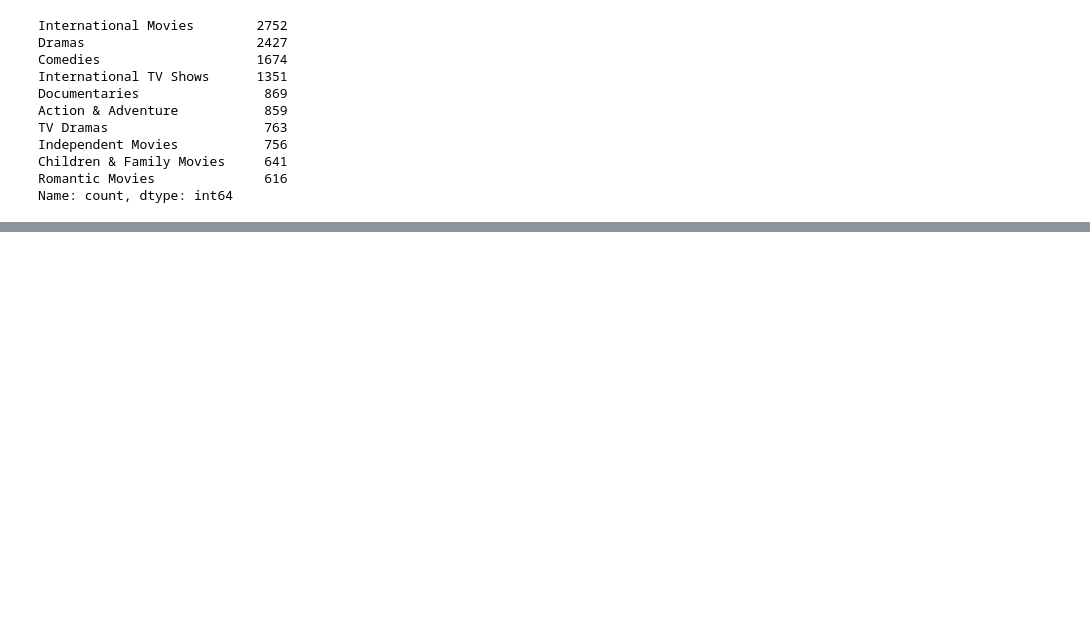
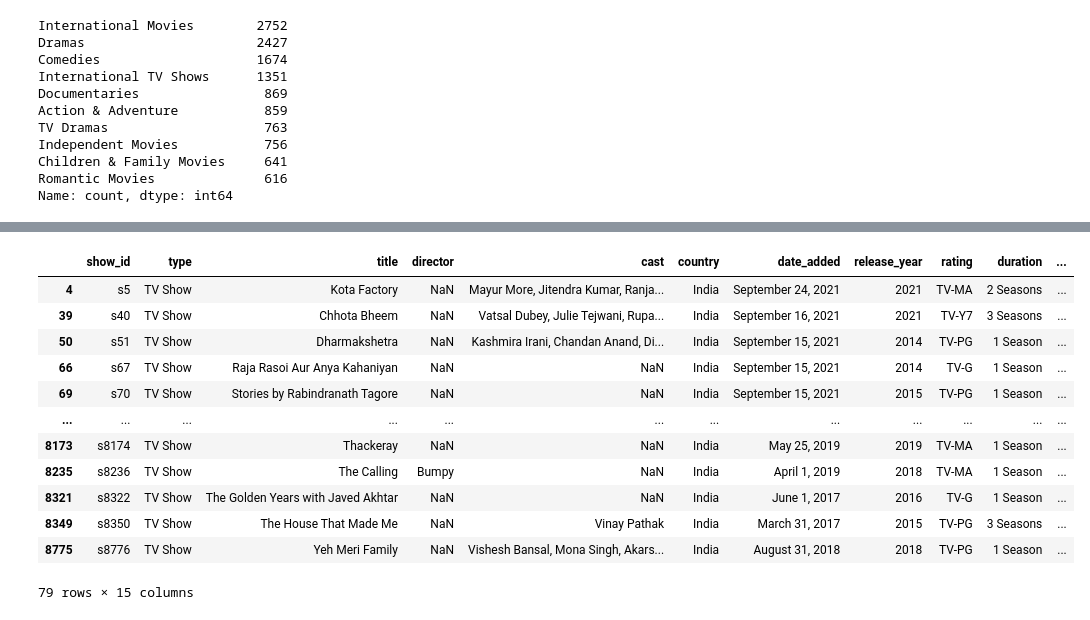
Before and after one commit to rohilytics/Netflix-Content-Data-Analytics, a Jupyter notebook: Netfllix Data Analysis.ipynb, the cells around one changed output, grey strips where cells are left out. Cells and saved outputs as stored; diff of their text form; code cells hidden in the pictures; blank space fills up the shorter version.

```diff
--- a/Netfllix Data Analysis.ipynb
+++ b/Netfllix Data Analysis.ipynb
@@ -309,0 +354,16 @@ Name: count, dtype: int64
+# %%
+df [(df['type'] == 'TV Show') & (df['country'] == 'India')]
+# %% [output]
+|  | show_id | type | title | director | cast | country | date_added | release_year | rating | duration | ... |
+| 4 | s5 | TV Show | Kota Factory | NaN | Mayur More, Jitendra Kumar, Ranja... | India | September 24, 2021 | 2021 | TV-MA | 2 Seasons | ... |
+| 39 | s40 | TV Show | Chhota Bheem | NaN | Vatsal Dubey, Julie Tejwani, Rupa... | India | September 16, 2021 | 2021 | TV-Y7 | 3 Seasons | ... |
+| 50 | s51 | TV Show | Dharmakshetra | NaN | Kashmira Irani, Chandan Anand, Di... | India | September 15, 2021 | 2014 | TV-PG | 1 Season | ... |
+| 66 | s67 | TV Show | Raja Rasoi Aur Anya Kahaniyan | NaN | NaN | India | September 15, 2021 | 2014 | TV-G | 1 Season | ... |
+| 69 | s70 | TV Show | Stories by Rabindranath Tagore | NaN | NaN | India | September 15, 2021 | 2015 | TV-PG | 1 Season | ... |
+| ... | ... | ... | ... | ... | ... | ... | ... | ... | ... | ... | ... |
+| 8173 | s8174 | TV Show | Thackeray | NaN | NaN | India | May 25, 2019 | 2019 | TV-MA | 1 Season | ... |
+| 8235 | s8236 | TV Show | The Calling | Bumpy | NaN | India | April 1, 2019 | 2018 | TV-MA | 1 Season | ... |
+| 8321 | s8322 | TV Show | The Golden Years with Javed Akhtar | NaN | NaN | India | June 1, 2017 | 2016 | TV-G | 1 Season | ... |
+| 8349 | s8350 | TV Show | The House That Made Me | NaN | Vinay Pathak | India | March 31, 2017 | 2015 | TV-PG | 3 Seasons | ... |
+| 8775 | s8776 | TV Show | Yeh Meri Family | NaN | Vishesh Bansal, Mona Singh, Akars... | India | August 31, 2018 | 2018 | TV-PG | 1 Season | ... |
+79 rows × 15 columns
```
Also changed, not shown: parts of 11 cells of this notebook.
